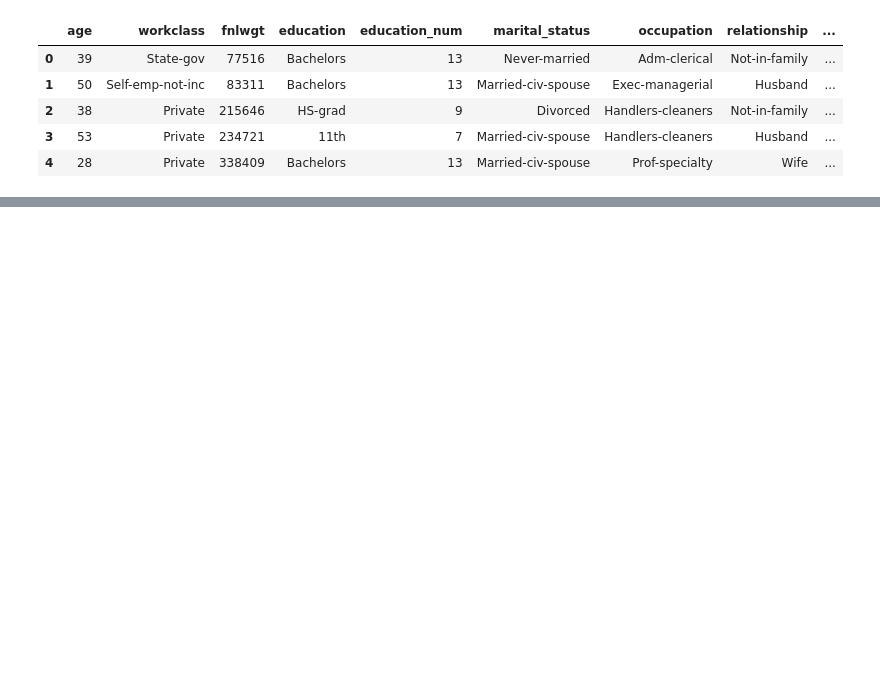
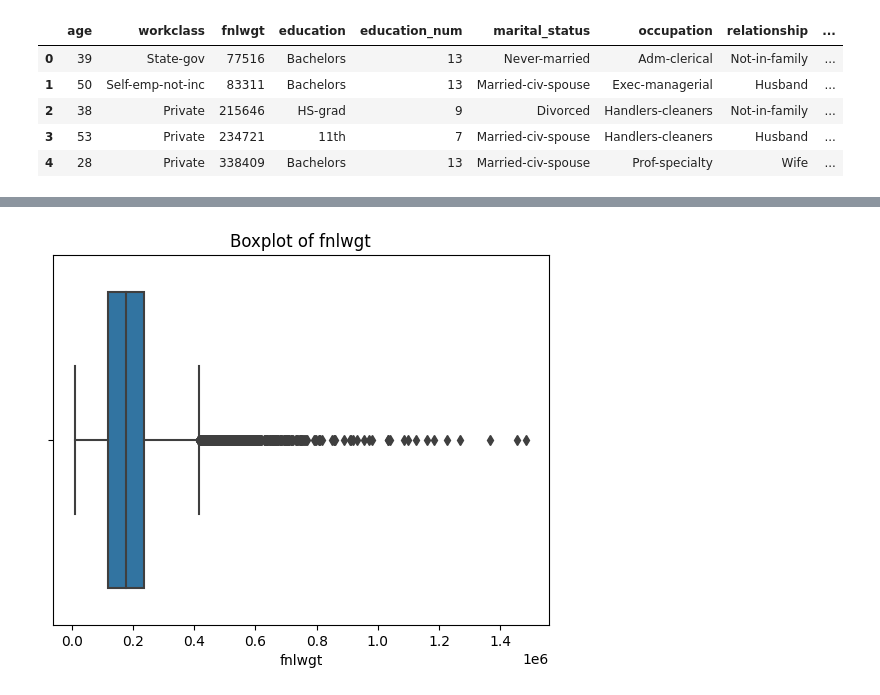
Before and after one commit to BullDF/JSC270_HW2_2022_YMENG, a Jupyter notebook: Assignment2_YMENG.ipynb, the cells around one changed output, grey strips where cells are left out. Saved outputs shown, nothing was run; the diff lists cells and outputs as text; code cells hidden in the pictures; blank space fills up the shorter version.

```diff
--- a/Assignment2_YMENG.ipynb
+++ b/Assignment2_YMENG.ipynb
@@ -31,0 +204,6 @@ income94.head()
+# %%
+sns.boxplot(income94, x='fnlwgt')
+plt.title('Boxplot of fnlwgt')
+plt.show()
+# %% [output]
+[figure, added]
```
Also changed, not shown: parts of 35 cells of this notebook.
